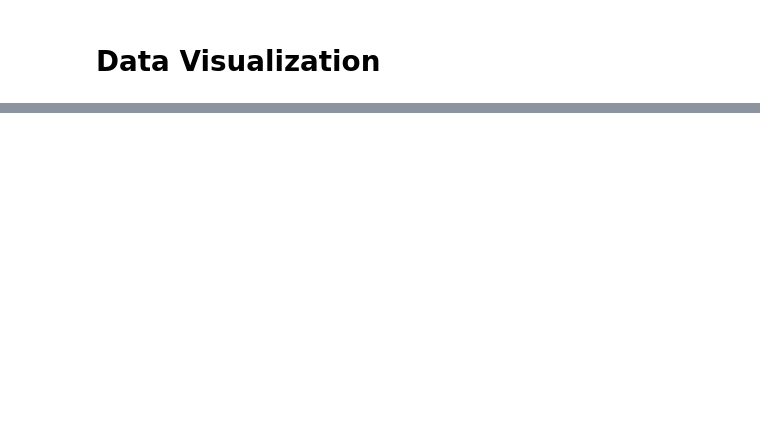
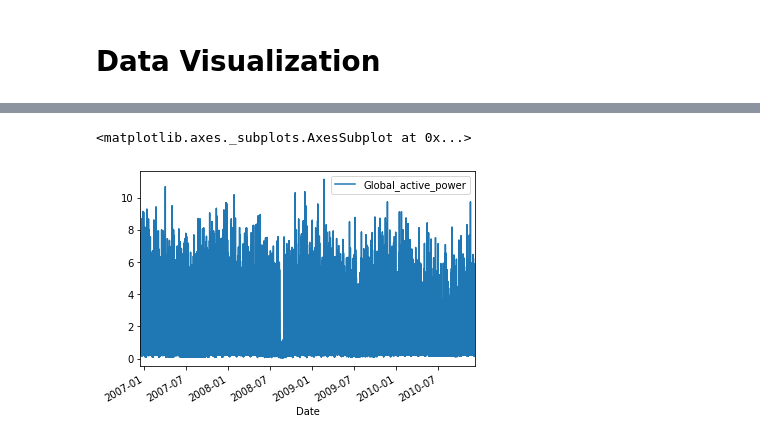
Before and after one commit to SSehrawat1720/ML-Projects, a Jupyter notebook: Time Series Analysis Project.ipynb, the cells around one changed output, grey strips where cells are left out. Cells and saved outputs as stored; diff of their text form; code cells hidden in the pictures; blank space fills up the shorter version.

```diff
--- a/Time Series Analysis Project.ipynb
+++ b/Time Series Analysis Project.ipynb
@@ -253,0 +252,5 @@ Data is too large to plot in a graph. We try to plot it in separate graph of acc
+# %%
+Data[['Global_active_power'][0:100000]].plot()
+# %% [output]
+<matplotlib.axes._subplots.AxesSubplot at 0x...>
+[figure, added]
```
Also changed, not shown: parts of 5 cells of this notebook.
